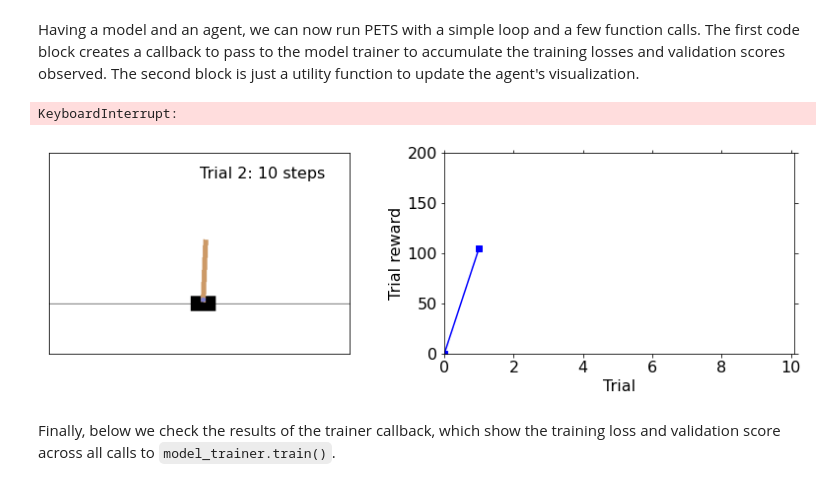
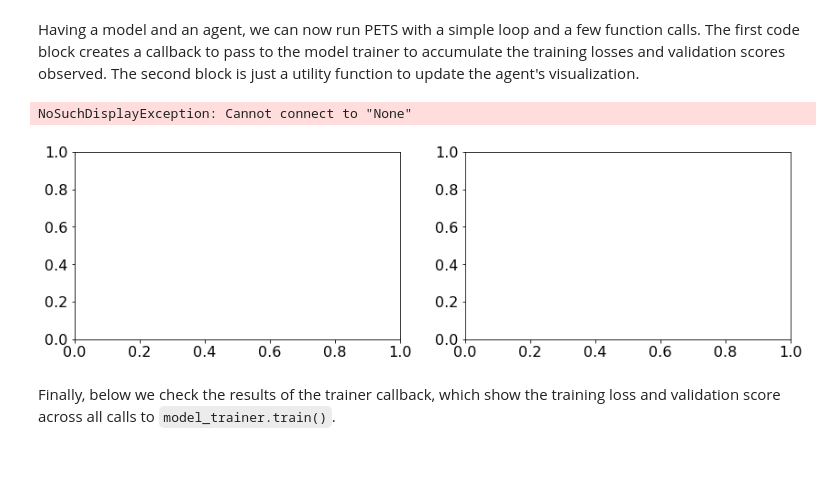
Before and after one commit to hhf1357924680/mbrl, a Jupyter notebook: notebooks/pets_example.ipynb, the cells around one changed output. Cells and saved outputs as stored; diff of their text form; code cells hidden in the pictures.

```diff
--- a/notebooks/pets_example.ipynb
+++ b/notebooks/pets_example.ipynb
@@ -214,42 +231,42 @@ for trial in range(num_trials):
     total_reward = 0.0
     steps_trial = 0
 
-    update_axes(axs, env.render(mode="rgb_array"), ax_text, trial, steps_trial, all_rewards)
+    #update_axes(axs, env.render(mode="rgb_array"), ax_text, trial, steps_trial, all_rewards)
     while not done:
         # --------------- Model Training -----------------
         if steps_trial == 0:
             dynamics_model.update_normalizer(replay_buffer.get_all())  # update normalizer stats
 
             dataset_train, dataset_val = replay_buffer.get_iterators(
                 batch_size=cfg.overrides.model_batch_size,
                 val_ratio=cfg.overrides.validation_ratio,
                 train_ensemble=True,
                 ensemble_size=ensemble_size,
                 shuffle_each_epoch=True,
                 bootstrap_permutes=False,  # build bootstrap dataset using sampling with replacement
             )
 
             model_trainer.train(
                 dataset_train, dataset_val=dataset_val, num_epochs=50, patience=50, callback=train_callback)
 
         # --- Doing env step using the agent and adding to model dataset ---
         next_obs, reward, done, _ = common_util.step_env_and_add_to_buffer(env, obs, agent, {}, replay_buffer)
 
-        update_axes(axs, env.render(mode="rgb_array"), ax_text, trial, steps_trial, all_rewards)
+        #update_axes(axs, env.render(mode="rgb_array"), ax_text, trial, steps_trial, all_rewards)
 
         obs = next_obs
         total_reward += reward
         steps_trial += 1
 
         if steps_trial == trial_length:
             break
 
     all_rewards.append(total_reward)
 
-update_axes(axs, env.render(mode="rgb_array"), ax_text, trial, steps_trial, all_rewards, force_update=True)
+#update_axes(axs, env.render(mode="rgb_array"), ax_text, trial, steps_trial, all_rewards, force_update=True)
 # %% [output]
-KeyboardInterrupt:
+NoSuchDisplayException: Cannot connect to "None"
-[figure, old version]
+[figure, new version]
 # %% [markdown]
 Finally, below we check the results of the trainer callback, which show the training loss and validation score across all calls to ``model_trainer.train()``.
 # %%
```
Also changed, not shown: parts of 3 cells of this notebook, 9 other files.
